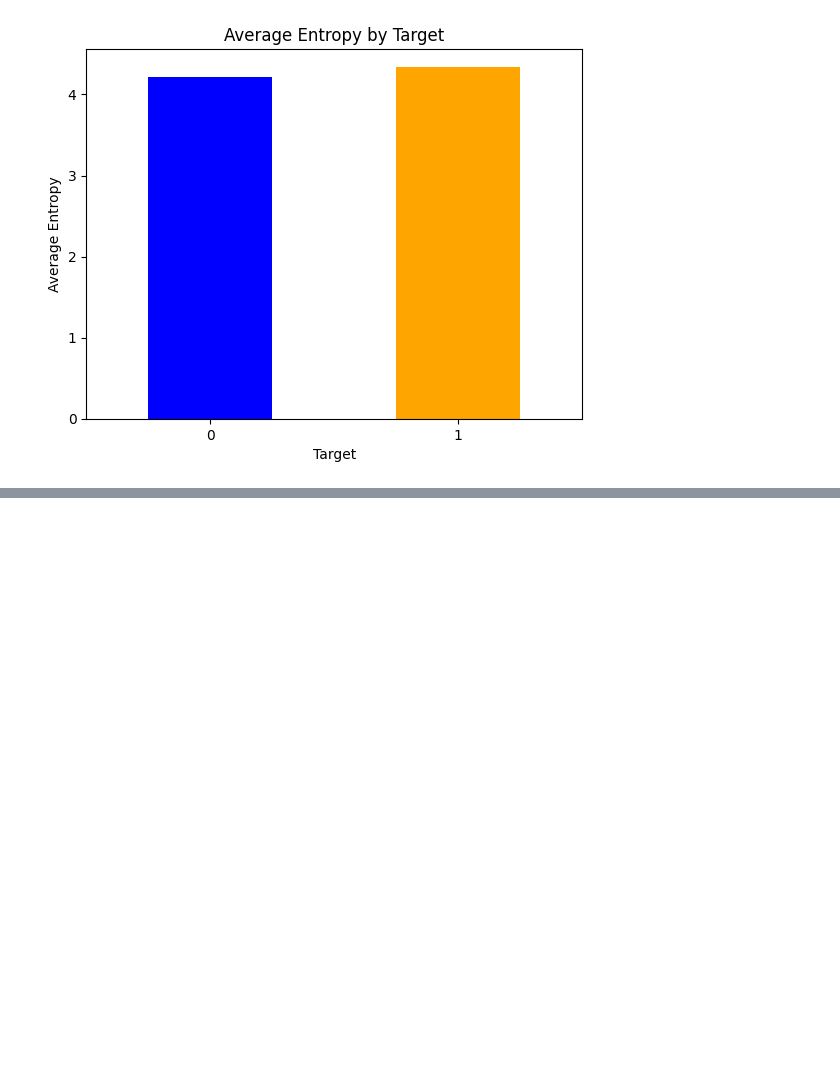
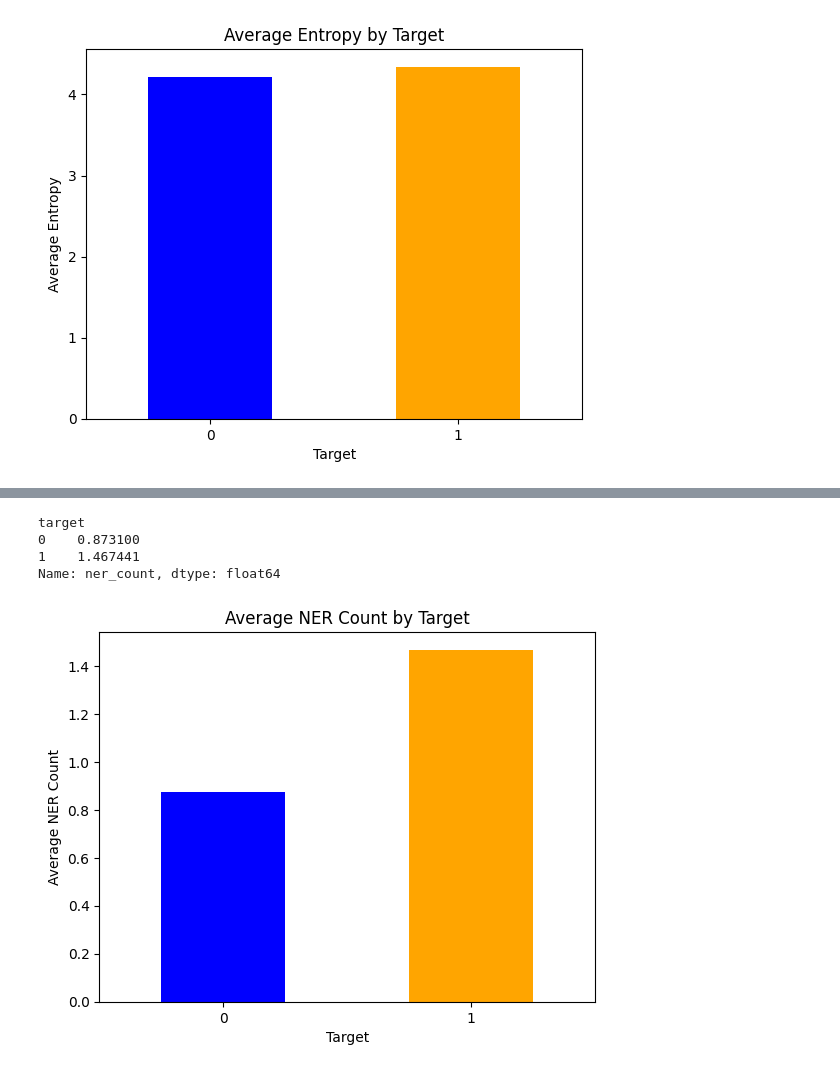
Before and after one commit to mikymatt01/Disaster-Tweets-Classification, a Jupyter notebook: data-analysis.ipynb, the cells around one changed output, grey strips where cells are left out. Drawn from its saved outputs; the diff is of its cells as text; code cells hidden in the pictures; blank space fills up the shorter version.

```diff
--- a/data-analysis.ipynb
+++ b/data-analysis.ipynb
@@ -5,6 +5,12 @@ In this notebook we gonna explore the available data.
 import pandas as pd
 import matplotlib.pyplot as plt
 import math
+import nltk
+from nltk.corpus import stopwords
+from nltk.tokenize import word_tokenize
+import spacy
+
+nlp = spacy.load('en_core_web_trf')
 # %%
 df = pd.read_csv('data/train.csv')
 df
@@ -432,0 +479,13 @@ Name: entropy, dtype: float64
+# %%
+# Function to count named entities
+def ner_count(text):
+    doc = nlp(text)
+    # Count unique named entities
+    entities = set([ent.label_ for ent in doc.ents])
+    return len(entities)
+
+# Apply the function to each row of the 'text' column
+df['ner_count'] = df['text'].apply(ner_count)
+
+# Display the DataFrame
+df
@@ -432,0 +506,17 @@ Name: entropy, dtype: float64
+# %%
+average_ner = df.groupby('target')['ner_count'].mean()
+
+print(average_ner)
+
+average_ner.plot(kind='bar', color=['blue', 'orange'])
+plt.title('Average NER Count by Target')
+plt.xlabel('Target')
+plt.ylabel('Average NER Count')
+plt.xticks(rotation=0)
+plt.show()
+# %% [output]
+target
+0    0.873100
+1    1.467441
+Name: ner_count, dtype: float64
+[figure, added]
```
Also changed, not shown: parts of 24 cells of this notebook, 1 other file.
